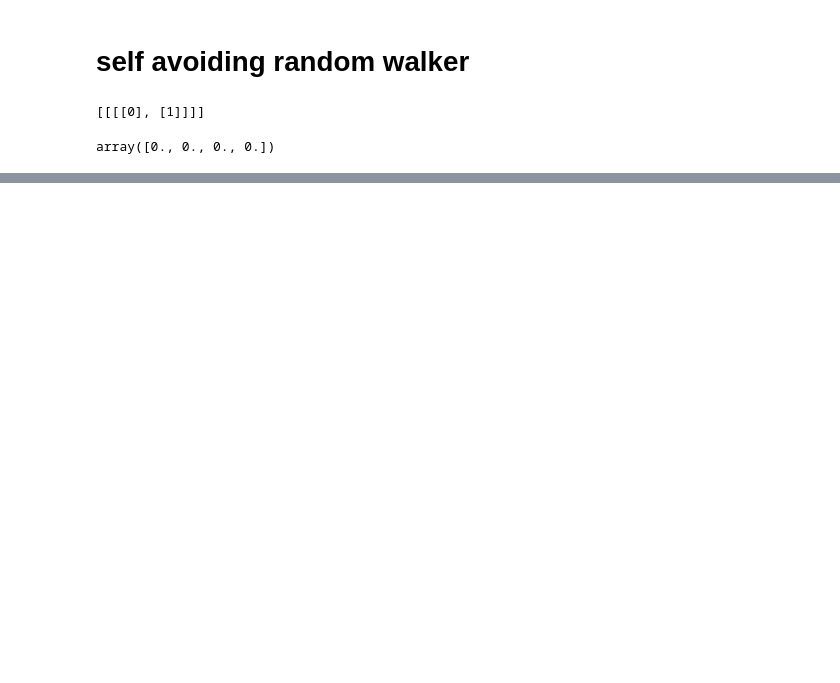
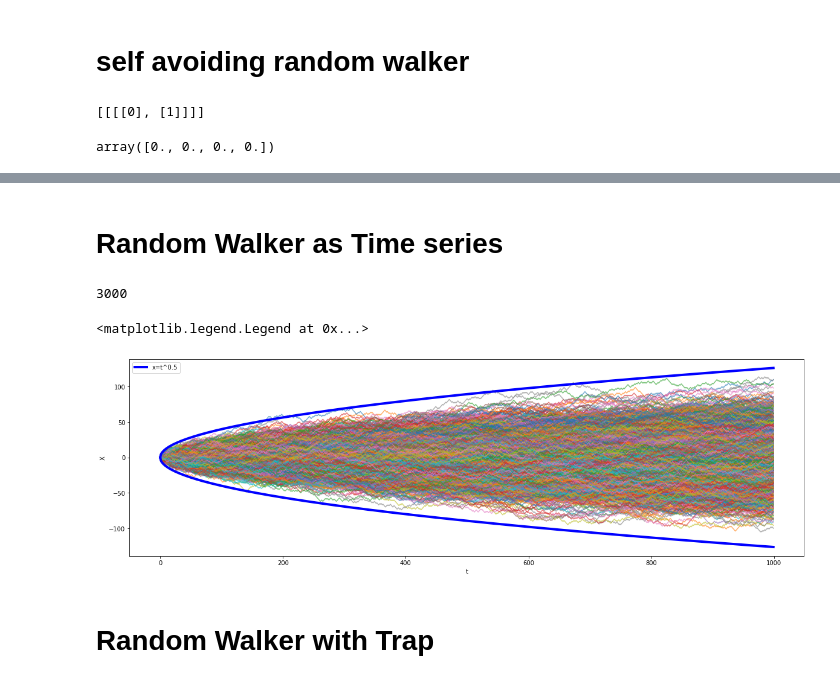
Before and after one commit to alifele/Montecarlo-and-Molecular-dynamics, a Jupyter notebook: Python/Radom_Walk/Random_Walker.ipynb, the cells around one changed output, grey strips where cells are left out. Cells and saved outputs as stored; diff of their text form; code cells hidden in the pictures; blank space fills up the shorter version.

Commit message:
Random walk update

```diff
--- a/Python/Radom_Walk/Random_Walker.ipynb
+++ b/Python/Radom_Walk/Random_Walker.ipynb
@@ -264,0 +314,35 @@ array([0., 0., 0., 0.])
+# %% [markdown]
+# Random Walker as Time series
+# %%
+Walkers = []
+for ensamble in range(3000):
+    pos = 0
+    data = []
+    for t in  range(1000):
+        rand = np.random.random()
+        if rand<0.5:
+            pos+=1
+        if rand>0.5:
+            pos-=1
+
+        data.append((t,pos))
+    Walkers.append(np.array(data))
+# %%
+len(Walkers)
+# %% [output]
+3000
+# %%
+plt.figure(figsize=(20,6))
+for i in range(len(Walkers)):
+    plt.plot(Walkers[i][:,0], Walkers[i][:,1],alpha=0.6)
+x = Walkers[0][:,0]
+plt.plot(x,4*x**0.5,'b', linewidth=4,label='x=t^0.5')
+plt.plot(x,-4*x**0.5,'b', linewidth=4)
+plt.xlabel('t')
+plt.ylabel('X')
+plt.legend()
+# %% [output]
+<matplotlib.legend.Legend at 0x...>
+[figure, added]
+# %% [markdown]
+# Random Walker with Trap
```
Also changed, not shown: parts of 10 cells of this notebook, 2 other files.
